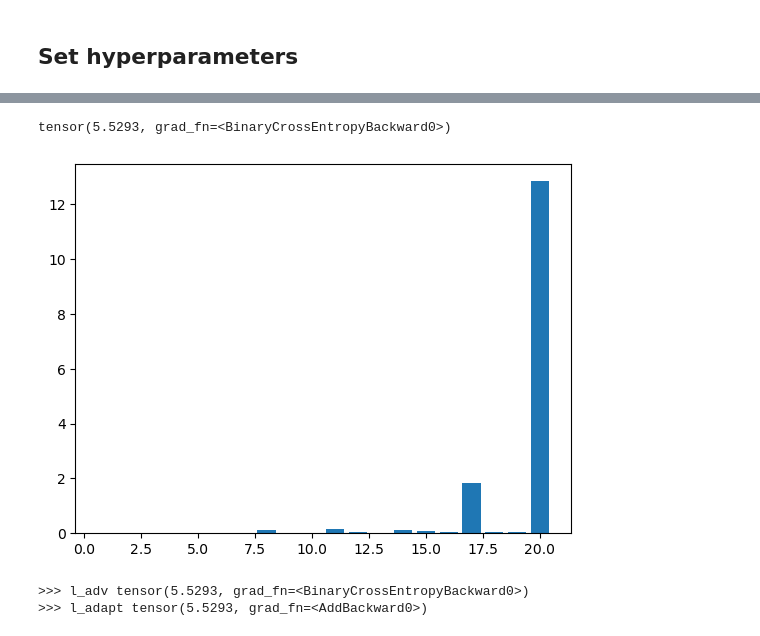
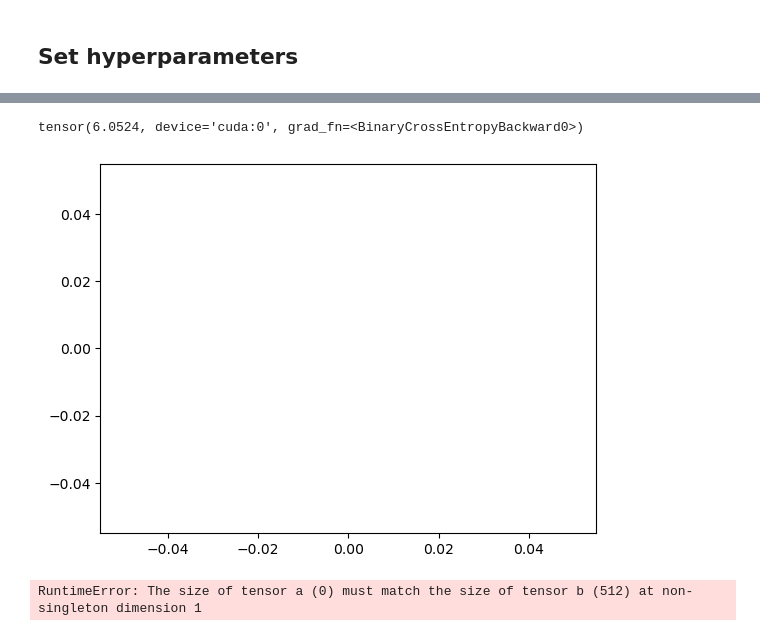
Before and after one commit to TGHuybu/GAN-Unlearning, a Jupyter notebook: test.ipynb, the cells around one changed output, grey strips where cells are left out. Drawn from its saved outputs; the diff is of its cells as text; code cells hidden in the pictures.

Commit message:
further experiment on adaptation

```diff
--- a/test.ipynb
+++ b/test.ipynb
@@ -16,0 +28,3 @@ from dcgan.components.discriminator import Discriminator
+# %%
+device = torch.device("cuda" if torch.cuda.is_available() else "cpu")
+device
@@ -99,0 +159,6 @@ criterion = nn.BCELoss()
+# %%
+adapt_generator = Generator()
+adapt_generator.load_state_dict(torch.load('models/epoch145_gen.pth'))
+adapt_generator.to(device)
+
+optimizer_g = optim.Adam(adapt_generator.parameters(), lr=0.0006, betas=(0.5, 0.999))
@@ -100,35 +273,33 @@ criterion = nn.BCELoss()
 # %%
-ewc = EWC(gen_model)
+ewc2 = EWC(adapt_generator)
 
 # Generate sample input and output
-noise = torch.randn(batch_size, latent_size)
+noise = torch.randn(300, latent_size).to(device)
 output_d = dis_model(gen_model(noise)).view(-1)
-real_label = torch.full((batch_size, ), 1, dtype=torch.float)
+real_label = torch.full((300, ), 0.99, dtype=torch.float).to(device)
 
 # Error between Discriminator output and actual label
 likelihood = criterion(output_d, real_label)
 print(likelihood)
 
 # Compute Fisher information for each parameter
-ewc.set_fisher(likelihood, nsample=batch_size)
-fishers = ewc.get_fisher()
+ewc2.set_fisher(likelihood, nsample=300)
+fishers = ewc2.get_fisher()
 
-fisher_vals = [fishers[n].sum() for n in fishers]
+fisher_vals = [fishers[n].mean().detach().cpu() for n in fishers]
 plt.bar(np.arange(len(fisher_vals)) + 1, fisher_vals)
 plt.show()
+
+# Example value for adversarial loss
+# NOTE: Will need to change formula in actual training
+l_adv = criterion(output_d, real_label)
+
+generator_new = deepcopy(gen_model)
+l_adapt = loss_adapt(l_adv, ewc2, generator_new)
+
+print(">>> l_adv", l_adv)
+print(">>> l_adapt", l_adapt)
 # %% [output]
-tensor(5.5293, grad_fn=<BinaryCrossEntropyBackward0>)
+tensor(6.0524, device='cuda:0', grad_fn=<BinaryCrossEntropyBackward0>)
-[figure, old version]
+[figure, new version]
+RuntimeError: The size of tensor a (0) must match the size of tensor b (512) at non-singleton dimension 1
-# %%
-# Example value for adversarial loss
-# NOTE: Will need to change formula in actual training
-l_adv = criterion(output_d, real_label)
-
-generator_new = deepcopy(gen_model)
-l_adapt = loss_adapt(l_adv, ewc, generator_new)
-
-print(">>> l_adv", l_adv)
-print(">>> l_adapt", l_adapt)
-# %% [output]
->>> l_adv tensor(5.5293, grad_fn=<BinaryCrossEntropyBackward0>)
->>> l_adapt tensor(5.5293, grad_fn=<AddBackward0>)
```
Also changed, not shown: parts of 20 cells of this notebook, 3 other files.
